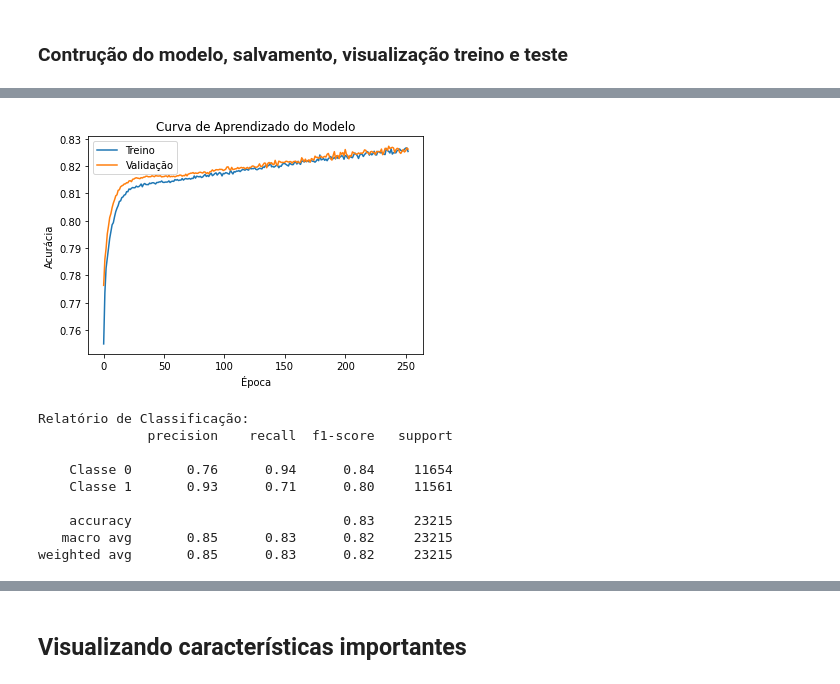
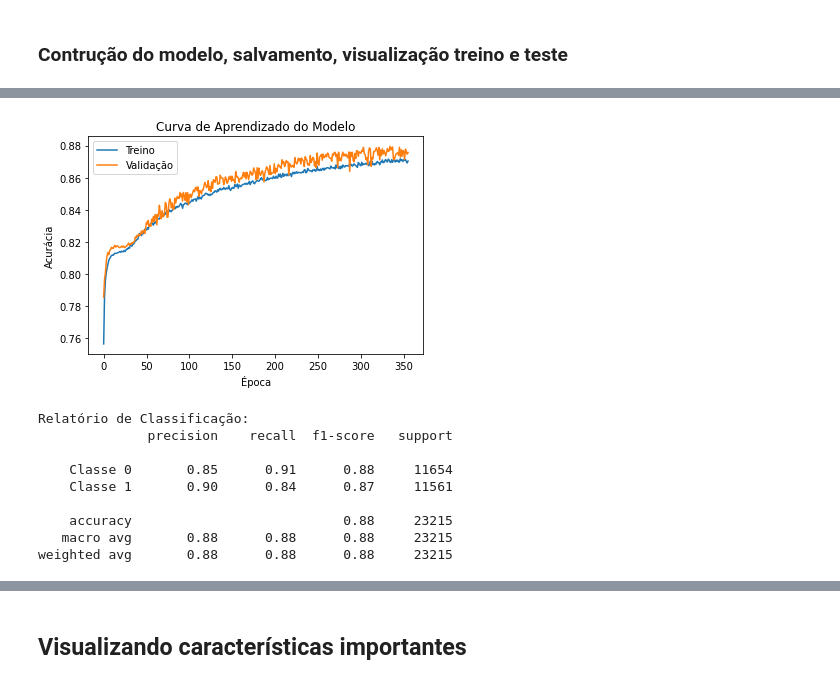
Before and after one commit to nathancarlos22/eo-fut-live, a Jupyter notebook: src/model-rede.ipynb, the cells around one changed output, grey strips where cells are left out. Drawn from its saved outputs; the diff is of its cells as text; code cells hidden in the pictures.

Commit message:
new features more concret and update models

```diff
--- a/src/model-rede.ipynb
+++ b/src/model-rede.ipynb
@@ -100,27 +100,23 @@ import tensorflow as tf  # Import the l2 regularizer
 # , kernel_regularizer=l2(0.00005)))
 
 model = Sequential()
-model.add(Dense(128, activation='relu', input_shape=(X_train.shape[1],), kernel_regularizer=l2(0.0005)))
-model.add(Dropout(0.5))
-model.add(Dense(64, activation='relu', kernel_regularizer=l2(0.0005)))
-# model.add(Dropout(0.25))
-# model.add(Dense(32, activation='relu', kernel_regularizer=l2(0.00005)))
-# model.add(Dropout(0.25))
-# model.add(Dense(16, activation='relu', kernel_regularizer=l2(0.00005)))
-# model.add(Dropout(0.25))
+model.add(Dense(128, activation='relu', input_shape=(X_train.shape[1],), kernel_regularizer=l2(0.001)))
+model.add(Dropout(0.3))
+model.add(Dense(64, activation='relu', kernel_regularizer=l2(0.001)))
+model.add(Dropout(0.2))
+model.add(Dense(32, activation='relu', kernel_regularizer=l2(0.001)))
+model.add(Dropout(0.2))
 model.add(Dense(1, activation='sigmoid'))
 
-# Mantendo a taxa de aprendizado e o tamanho do batch do último ajuste
-optimizer = Adam(learning_rate=0.00005)
+optimizer = Adam(learning_rate=0.0001)
 model.compile(loss='binary_crossentropy', optimizer=optimizer, metrics=['accuracy', tf.keras.metrics.Recall(), tf.keras.metrics.Precision()])
 
-# Aumentando a paciência no EarlyStopping
-early_stop = EarlyStopping(monitor='val_loss', patience=10, restore_best_weights=True)  # Paciência aumentada para permitir mais treinamento
+early_stop = EarlyStopping(monitor='val_loss', patience=20, restore_best_weights=True)
 
-# Treinando o modelo com mais épocas
-history = model.fit(X_train, y_train, epochs=500, batch_size=64,  # Aumento do número de épocas
+history = model.fit(X_train, y_train, epochs=500, batch_size=32,
                     validation_data=(X_test, y_test),
                     callbacks=[early_stop], verbose=1)
+
 
 # Avaliando a acurácia e AUC do modelo
 train_acc = model.evaluate(X_train, y_train, verbose=0)[1]
@@ -164,4 +160,4 @@ AUC no conjunto de teste: 0.9157634383140194
-[figure, old version]
+[figure, new version]
 # %%
 from sklearn.metrics import classification_report
 import numpy as np
@@ -183,12 +179,12 @@ print(report)
 Relatório de Classificação:
               precision    recall  f1-score   support
 
-    Classe 0       0.76      0.94      0.84     11654
-    Classe 1       0.93      0.71      0.80     11561
+    Classe 0       0.85      0.91      0.88     11654
+    Classe 1       0.90      0.84      0.87     11561
 
-    accuracy                           0.83     23215
-   macro avg       0.85      0.83      0.82     23215
-weighted avg       0.85      0.83      0.82     23215
+    accuracy                           0.88     23215
+   macro avg       0.88      0.88      0.88     23215
+weighted avg       0.88      0.88      0.88     23215
 # %%
 from sklearn.metrics import accuracy_score, precision_score, recall_score, f1_score
 from keras.models import load_model
```
Also changed, not shown: parts of 3 cells of this notebook, 40 other files.
